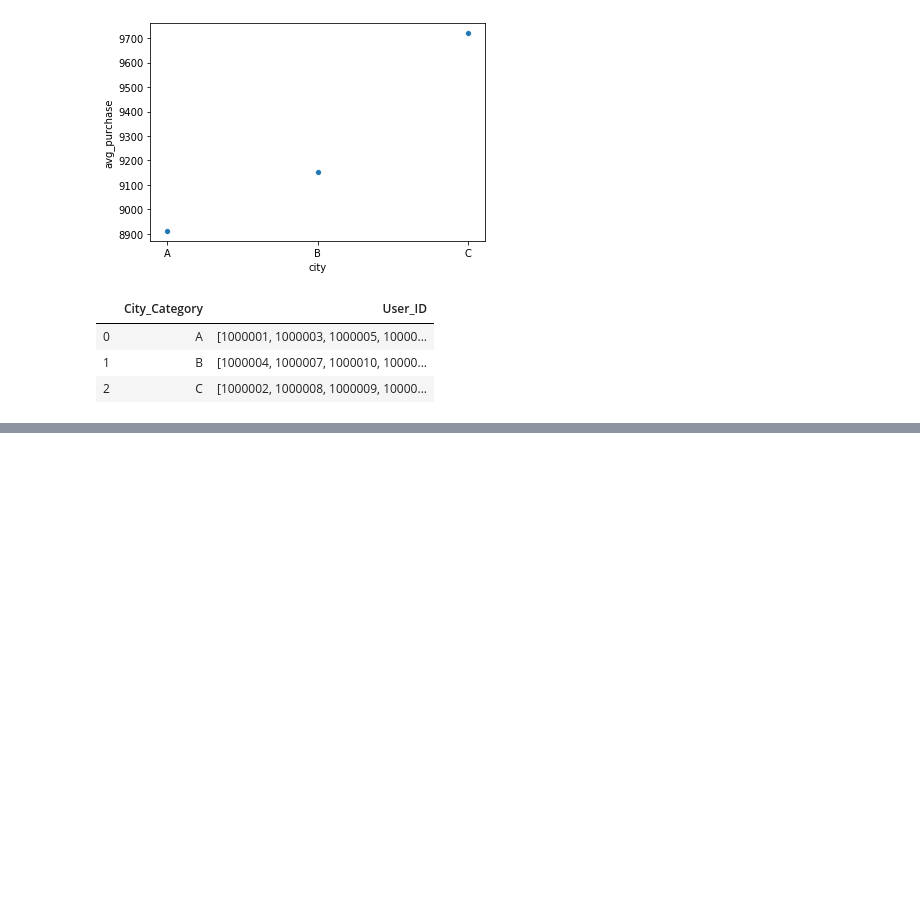
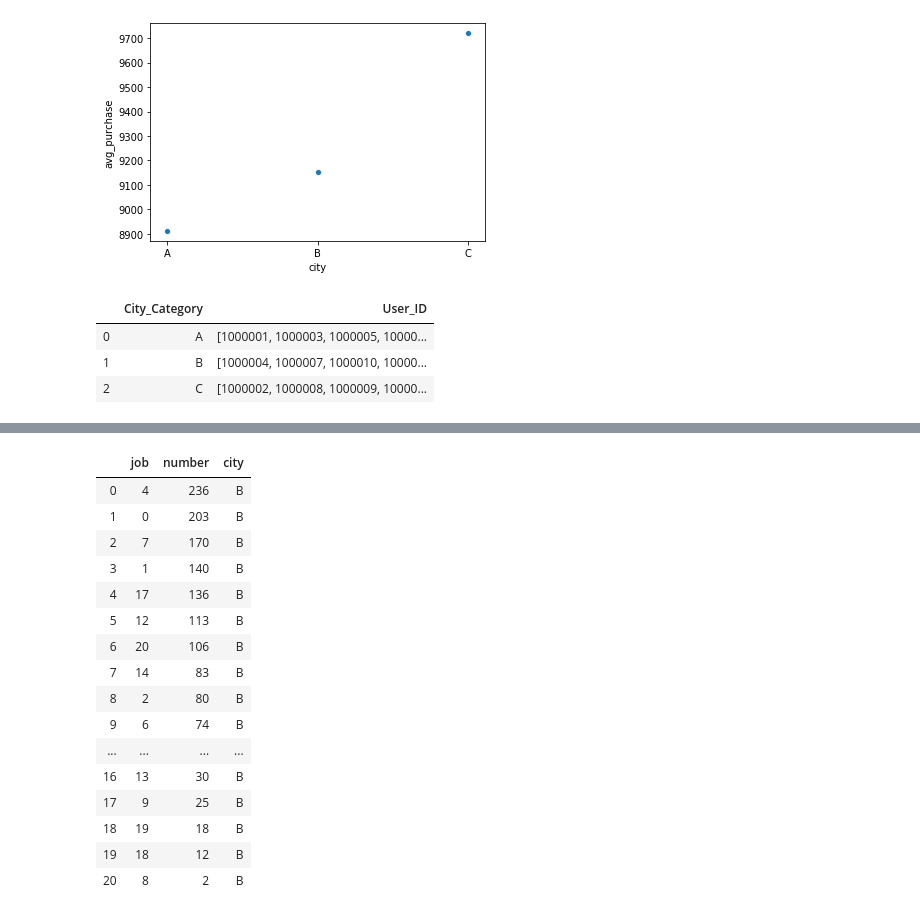
Before and after one commit to joseh4/Predicting_Black_Friday_Shopping_Purcahses, a Jupyter notebook: working_notebook.ipynb, the cells around one changed output, grey strips where cells are left out. Cells and saved outputs as stored; diff of their text form; code cells hidden in the pictures; blank space fills up the shorter version.

```diff
--- a/working_notebook.ipynb
+++ b/working_notebook.ipynb
@@ -208,0 +215,5 @@ KeyError: 'A'
+# %%
+df2 = df
+df2.drop(columns = ['Gender','Age','Stay_In_Current_City_Years', 'Marital_Status', 'Product_Category_1','Product_ID','Purchase',
+                    'Product_Category_2', 'Product_Category_3'],inplace = True)
+df2
@@ -208,0 +234,6 @@ KeyError: 'A'
+# %%
+df3 = pd.DataFrame(df2.groupby(['User_ID', 'City_Category'])['Occupation'].unique())
+# %%
+df3.reset_index(drop = True, inplace = True)
+df3.drop(columns = ['index'], inplace = True)
+df3
@@ -208,0 +254,28 @@ KeyError: 'A'
+# %%
+city_b = df3.loc[df3['City_Category'] == 'B']
+city_b.sort_values(by = 'Occupation')
+city_b = pd.DataFrame(city_b['Occupation'].value_counts())
+city_b.reset_index(inplace = True)
+city_b.rename(columns = {'index':'job','Occupation':'number'}, inplace = True)
+city_b['job'] = city_b['job'].str.get(0)
+city = ['B', 'B','B', 'B','B', 'B','B', 'B','B', 'B','B', 'B','B', 'B','B', 'B','B', 'B','B', 'B','B']
+city_b['city'] = city
+city_b
+# %% [output]
+|  | job | number | city |
+| 0 | 4 | 236 | B |
+| 1 | 0 | 203 | B |
+| 2 | 7 | 170 | B |
+| 3 | 1 | 140 | B |
+| 4 | 17 | 136 | B |
+| 5 | 12 | 113 | B |
+| 6 | 20 | 106 | B |
+| 7 | 14 | 83 | B |
+| 8 | 2 | 80 | B |
+| 9 | 6 | 74 | B |
+| ... | ... | ... | ... |
+| 16 | 13 | 30 | B |
+| 17 | 9 | 25 | B |
+| 18 | 19 | 18 | B |
+| 19 | 18 | 12 | B |
+| 20 | 8 | 2 | B |
```
Also changed, not shown: parts of 23 cells of this notebook, 1 other file.
